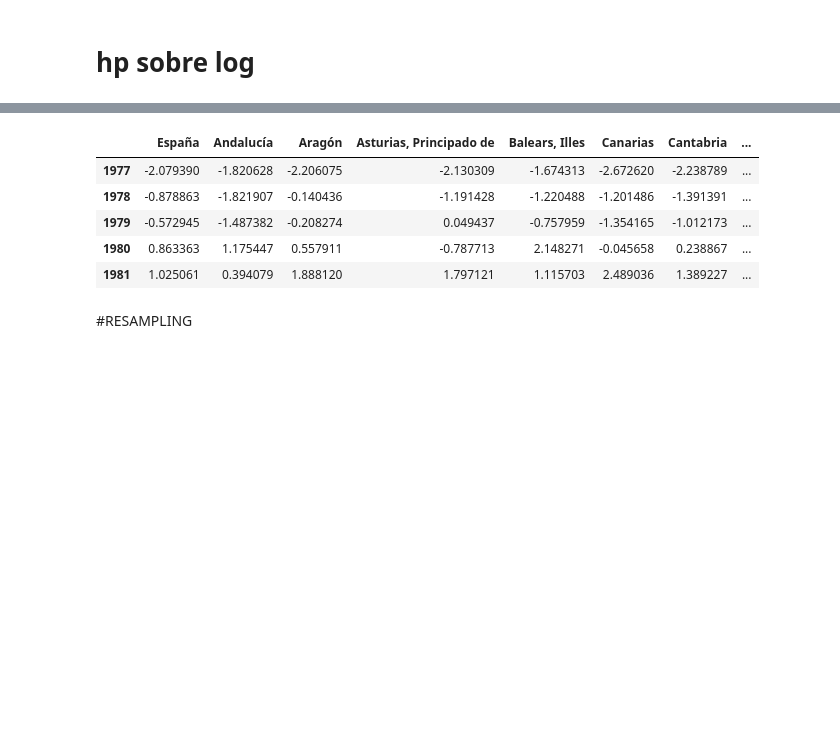
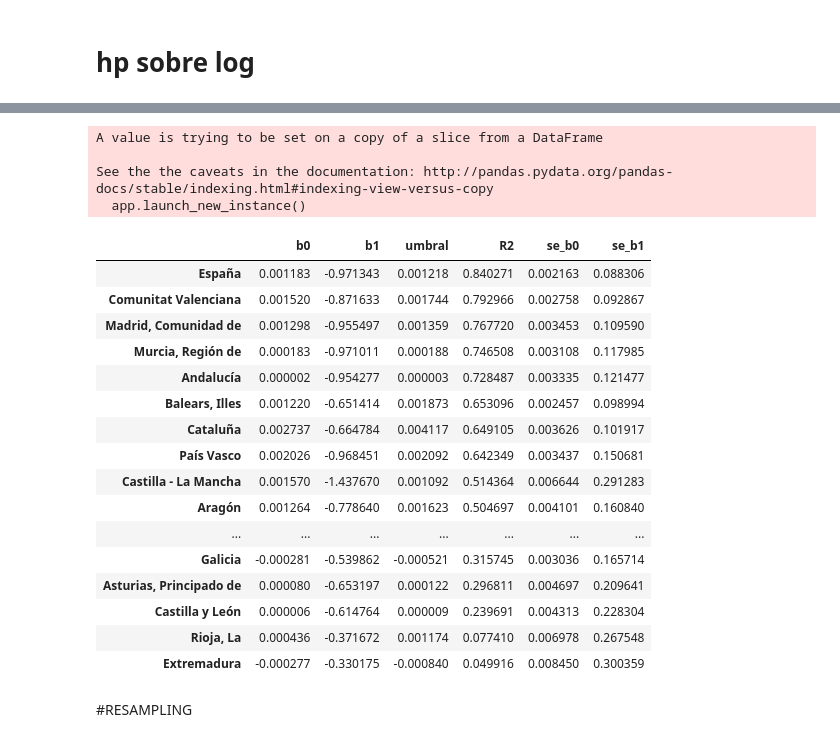
Before and after one commit to mmngreco/okun_ccaa, a Jupyter notebook: code/Okun_Regresion.ipynb, the cells around one changed output, grey strips where cells are left out. Cells and saved outputs as stored; diff of their text form; code cells hidden in the pictures; blank space fills up the shorter version.

```diff
--- a/code/Okun_Regresion.ipynb
+++ b/code/Okun_Regresion.ipynb
@@ -1099,17 +1096,36 @@ paro_cycle.head()
 # %%
-i=0
-x = ind_paro
-x.dropna(axis=0,inplace=True)
-paro_detrend = sm.tsa.tsatools.detrend(x, order=2, axis=0)
 
-DataFrame(paro_detrend, columns=regiones, index=ind_paro.index).head()
+x = pib_detrend[1].loc[:2004]
+x.dropna(axis=0, inplace=True)
+pib_detrend_qt = sm.tsa.tsatools.detrend(x, order=2, axis=0)
+qt_pib = DataFrame(pib_detrend_qt, columns=regiones, index=pib_detrend[1].loc[:2004].index)
 # %% [output]
-|  | España | Andalucía | Aragón | Asturias, Principado de | Balears, Illes | Canarias | Cantabria | ... |
-| 1977 | -2.079390 | -1.820628 | -2.206075 | -2.130309 | -1.674313 | -2.672620 | -2.238789 | ... |
-| 1978 | -0.878863 | -1.821907 | -0.140436 | -1.191428 | -1.220488 | -1.201486 | -1.391391 | ... |
-| 1979 | -0.572945 | -1.487382 | -0.208274 | 0.049437 | -0.757959 | -1.354165 | -1.012173 | ... |
-| 1980 | 0.863363 | 1.175447 | 0.557911 | -0.787713 | 2.148271 | -0.045658 | 0.238867 | ... |
-| 1981 | 1.025061 | 0.394079 | 1.888120 | 1.797121 | 1.115703 | 2.489036 | 1.389227 | ... |
+A value is trying to be set on a copy of a slice from a DataFrame
+
+See the the caveats in the documentation: http://pandas.pydata.org/pandas-docs/stable/indexing.html#indexing-view-versus-copy
+  app.launch_new_instance()
+# %%
+s, b, m = estimar_mco(crear_df([qt_paro / 100, qt_pib], keys=['paro', 'pib']), endogena='pib', exogena='paro', regiones=regiones)
+# %%
+resumen_mco(b, 0)
+# %% [output]
+|  | b0 | b1 | umbral | R2 | se_b0 | se_b1 |
+| España | 0.001183 | -0.971343 | 0.001218 | 0.840271 | 0.002163 | 0.088306 |
+| Comunitat Valenciana | 0.001520 | -0.871633 | 0.001744 | 0.792966 | 0.002758 | 0.092867 |
+| Madrid, Comunidad de | 0.001298 | -0.955497 | 0.001359 | 0.767720 | 0.003453 | 0.109590 |
+| Murcia, Región de | 0.000183 | -0.971011 | 0.000188 | 0.746508 | 0.003108 | 0.117985 |
+| Andalucía | 0.000002 | -0.954277 | 0.000003 | 0.728487 | 0.003335 | 0.121477 |
+| Balears, Illes | 0.001220 | -0.651414 | 0.001873 | 0.653096 | 0.002457 | 0.098994 |
+| Cataluña | 0.002737 | -0.664784 | 0.004117 | 0.649105 | 0.003626 | 0.101917 |
+| País Vasco | 0.002026 | -0.968451 | 0.002092 | 0.642349 | 0.003437 | 0.150681 |
+| Castilla - La Mancha | 0.001570 | -1.437670 | 0.001092 | 0.514364 | 0.006644 | 0.291283 |
+| Aragón | 0.001264 | -0.778640 | 0.001623 | 0.504697 | 0.004101 | 0.160840 |
+| ... | ... | ... | ... | ... | ... | ... |
+| Galicia | -0.000281 | -0.539862 | -0.000521 | 0.315745 | 0.003036 | 0.165714 |
+| Asturias, Principado de | 0.000080 | -0.653197 | 0.000122 | 0.296811 | 0.004697 | 0.209641 |
+| Castilla y León | 0.000006 | -0.614764 | 0.000009 | 0.239691 | 0.004313 | 0.228304 |
+| Rioja, La | 0.000436 | -0.371672 | 0.001174 | 0.077410 | 0.006978 | 0.267548 |
+| Extremadura | -0.000277 | -0.330175 | -0.000840 | 0.049916 | 0.008450 | 0.300359 |
 # %% [markdown]
 #RESAMPLING
 # %%
```
Also changed, not shown: parts of 2 cells of this notebook.
